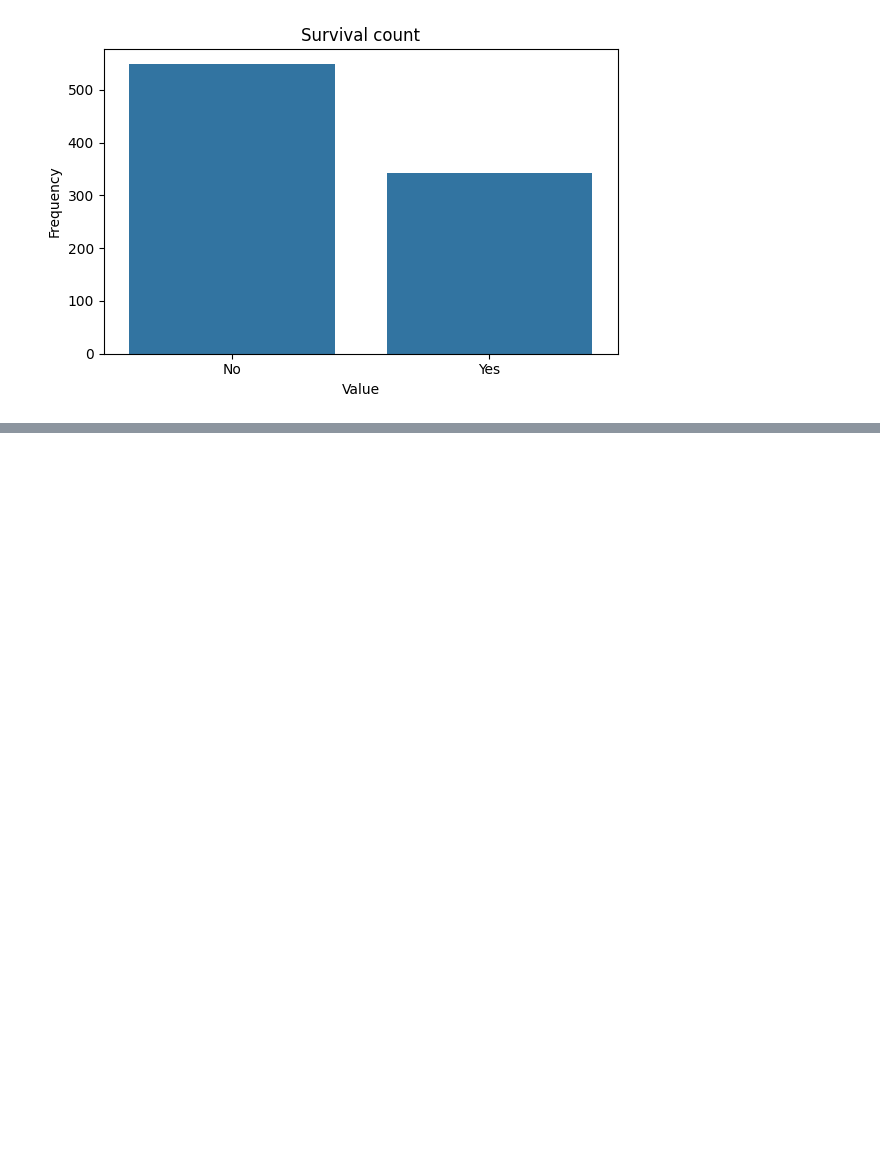
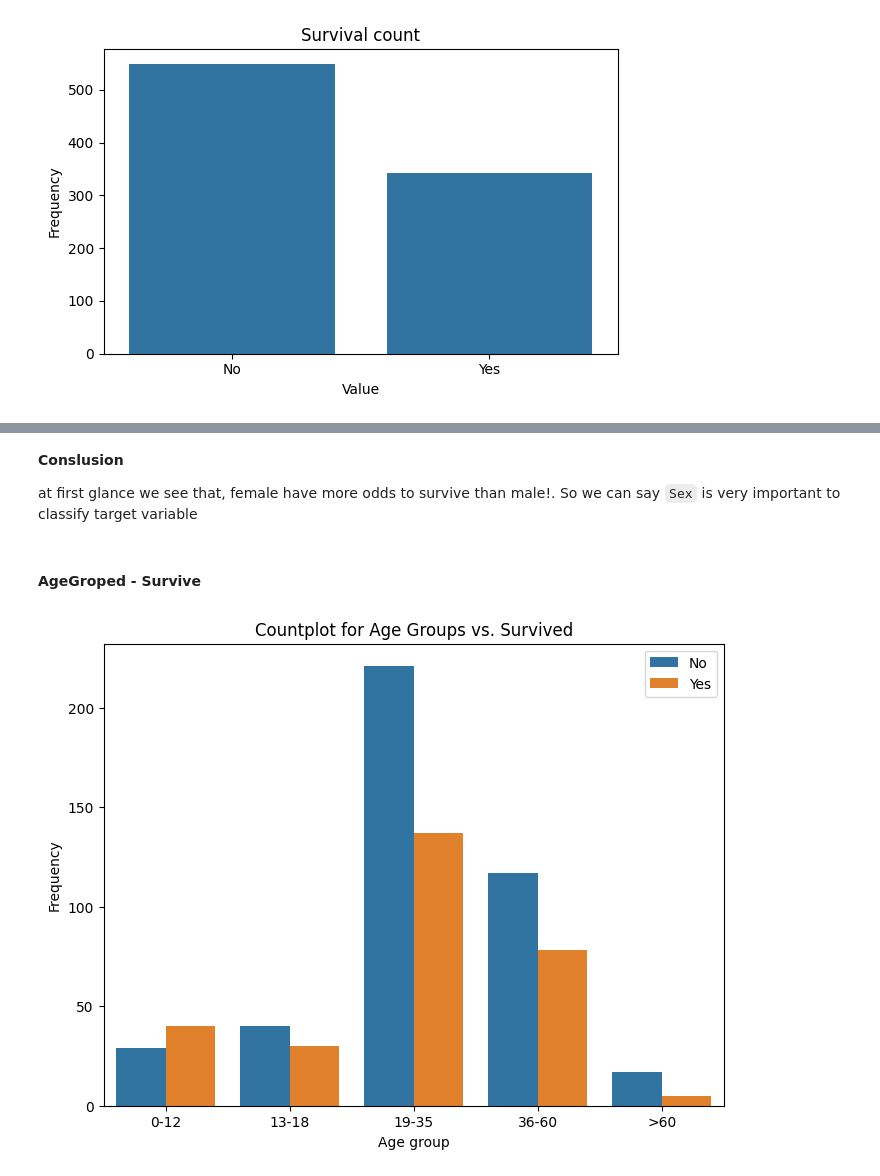
Before and after one commit to Moraw1993/Programowanie-SI, a Jupyter notebook: 5. Sklearn/titanic.ipynb, the cells around one changed output, grey strips where cells are left out. Drawn from its saved outputs; the diff is of its cells as text; code cells hidden in the pictures; blank space fills up the shorter version.

```diff
--- a/5. Sklearn/titanic.ipynb
+++ b/5. Sklearn/titanic.ipynb
@@ -364,0 +480,23 @@ we can say "If pesrson was in 3rd class they had ~70% chance of not surviving, m
+# %% [markdown]
+**Conslusion**
+
+at first glance we see that, female have more odds to survive than male!. So we can say `Sex` is very important to classify target variable
+# %% [markdown]
+#### AgeGroped - Survive
+# %%
+#df['Age'] = df['Age'].fillna(df.Age.median(), axis=0)
+
+bins = [0, 12, 18,35,60, np.inf]
+labels = ['0-12', '13-18', '19-35', '36-60', '>60']
+df['AgeGroup'] = pd.cut(df['Age'], bins=bins, labels=labels)
+
+plt.figure(figsize=(8,6))
+sns.countplot(data=df, x='AgeGroup', hue='Survived')
+plt.title('Countplot for Age Groups vs. Survived')
+plt.xlabel('Age group')
+plt.ylabel('Frequency')
+axes = plt.gca()
+axes.legend(labels=['No', 'Yes'])
+plt.show()
+# %% [output]
+[figure, added]
```
Also changed, not shown: parts of 33 cells of this notebook.
